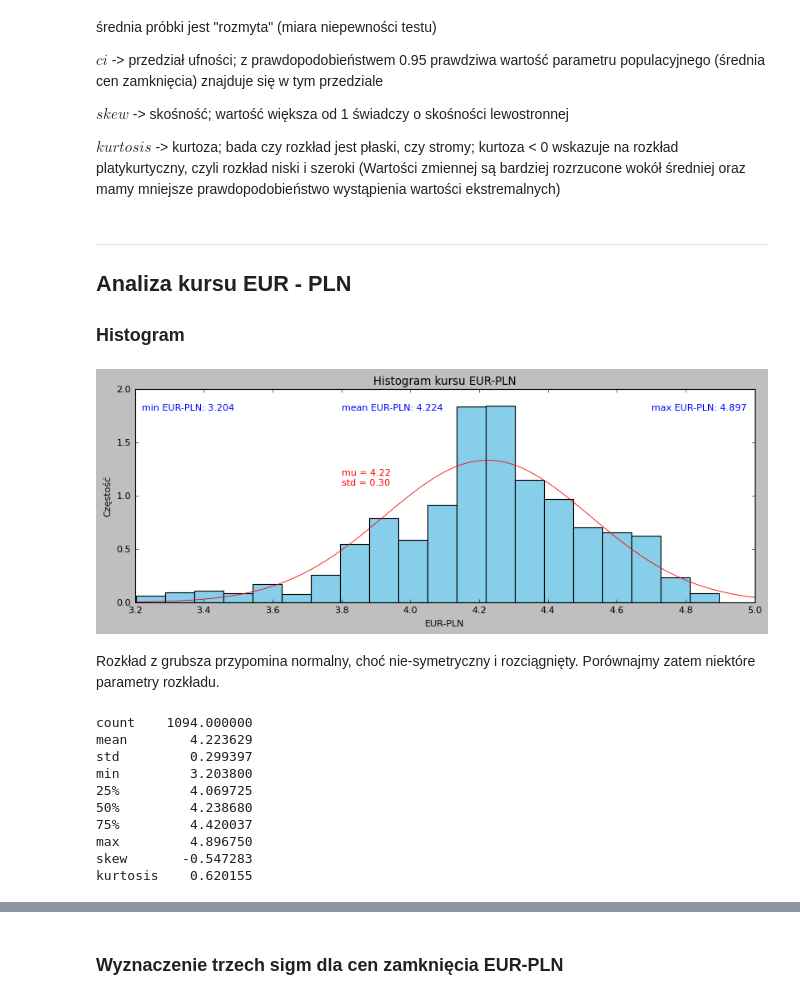
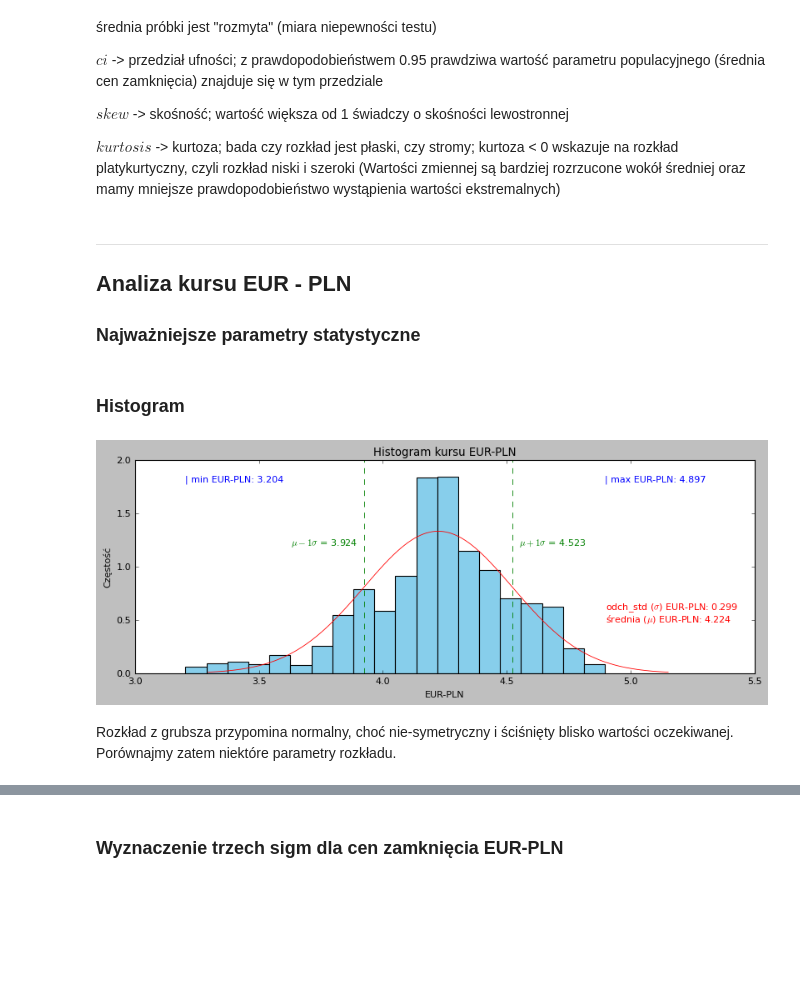
Before and after one commit to andkoc001/statistical-modeling, a Jupyter notebook: project.ipynb, the cells around one changed output, grey strips where cells are left out. Drawn from its saved outputs; the diff is of its cells as text; code cells hidden in the pictures; blank space fills up the shorter version.

```diff
--- a/project.ipynb
+++ b/project.ipynb
@@ -371,48 +314,49 @@ $kurtosis$ -> kurtoza; bada czy rozkład jest płaski, czy stromy; kurtoza < 0 w
 # %% [markdown]
 ___
 ## Analiza kursu EUR - PLN
-### Histogram
+### Najważniejsze parametry statystyczne
+# %%
+parametry_eurpln = merged_df["Zamkniecie_EURPLN"].agg(charakterystyka)
+# %%
+min_eurpln = parametry_eurpln.iloc[0]
+mean_eurpln = parametry_eurpln.iloc[2]
+max_eurpln = parametry_eurpln.iloc[6]
+std_eurpln = parametry_eurpln.iloc[9]
+skew_eurpln = parametry_eurpln.iloc[13]
+kurt_eurpln = parametry_eurpln.iloc[14]
+# %% [markdown]
+### Histogram
 # %%
 # Utwórzenie histogram
 plt.hist(merged_df["Zamkniecie_EURPLN"], bins=20, density=True, color='skyblue')
 
 # Wykreślenie krzywej gęstości prawdopodobieństwa (pdf)
-mu, std = stats.norm.fit(merged_df["Zamkniecie_EURPLN"])
-xmin, xmax = plt.xlim()
-x = np.linspace(xmin, xmax, 100)
-p = stats.norm.pdf(x, mu, std)
-plt.plot(x, p, 'r')
+# xmin, xmax = plt.xlim()
+# x_zakres = np.linspace(xmin, xmax, 1000)
+x_zakres = np.linspace(mean_eurpln - 3.1 * std_eurpln, mean_eurpln + 3.1 * std_eurpln, 1000)
+plt.plot(x_zakres, stats.norm.pdf(x_zakres, mean_eurpln, std_eurpln), 'r')
+
+# oznaczenie zakresu -odch-std oraz +odch_std
+plt.axvline(mean_eurpln-std_eurpln, color='g', linestyle='--')
+plt.axvline(mean_eurpln+std_eurpln, color='g', linestyle='--')
 
 # Opis wykresu i osi
-
-# Ustawienia wykresu
 plt.title('Histogram kursu EUR-PLN')
 plt.xlabel('EUR-PLN')
 plt.ylabel('Częstość')
-plt.text(3.22, 1.8, f'min EUR-PLN: {np.min(merged_df["Zamkniecie_EURPLN"]):.3f}', color='b')
-plt.text(4.7, 1.8, f'max EUR-PLN: {np.max(merged_df["Zamkniecie_EURPLN"]):.3f}', color='b')
-plt.text(3.8, 1.8, f'mean EUR-PLN: {np.mean(merged_df["Zamkniecie_EURPLN"]):.3f}', color='b')
-plt.text(3.8, 1.1, f'mu = {mu:.2f} \nstd = {std:.2f}', color='r')
-plt.show()
+plt.text(min_eurpln, 1.8, f'| min EUR-PLN: {min_eurpln:.3f}', color='b')
+plt.text(max_eurpln, 1.8, f'| max EUR-PLN: {max_eurpln:.3f}', color='b')
+plt.text(4.9, 0.48, f'średnia ($\mu$) EUR-PLN: {mean_eurpln:.3f}', color='r')
+plt.text(4.9, 0.60, f'odch_std ($\sigma$) EUR-PLN: {std_eurpln:.3f}', color='r')
+plt.text(3.63, 1.2, f'$\mu-1 \sigma$ = {mean_eurpln-std_eurpln:.3f}', color='g')
+plt.text(4.55, 1.2, f'$\mu+1 \sigma$ = {mean_eurpln+std_eurpln:.3f}', color='g')
 
 # Kreślenie
 plt.show()
 # %% [output]
-[figure, old version]
+[figure, new version]
 # %% [markdown]
-Rozkład z grubsza przypomina normalny, choć nie-symetryczny i rozciągnięty. Porównajmy zatem niektóre parametry rozkładu.
+Rozkład z grubsza przypomina normalny, choć nie-symetryczny i ściśnięty blisko wartości oczekiwanej. Porównajmy zatem niektóre parametry rozkładu.
 # %%
-print(f'{merged_df["Zamkniecie_EURPLN"].describe().to_string()}')
 print(f'skew \t   {stats.skew(merged_df["Zamkniecie_EURPLN"]):.6f}')
 print(f'kurtosis    {stats.kurtosis(merged_df["Zamkniecie_EURPLN"]):.6f}')
-# %% [output]
-count    1094.000000
-mean        4.223629
-std         0.299397
-min         3.203800
-25%         4.069725
-50%         4.238680
-75%         4.420037
-max         4.896750
-skew       -0.547283
-kurtosis    0.620155
```
Also changed, not shown: parts of 14 cells of this notebook.
